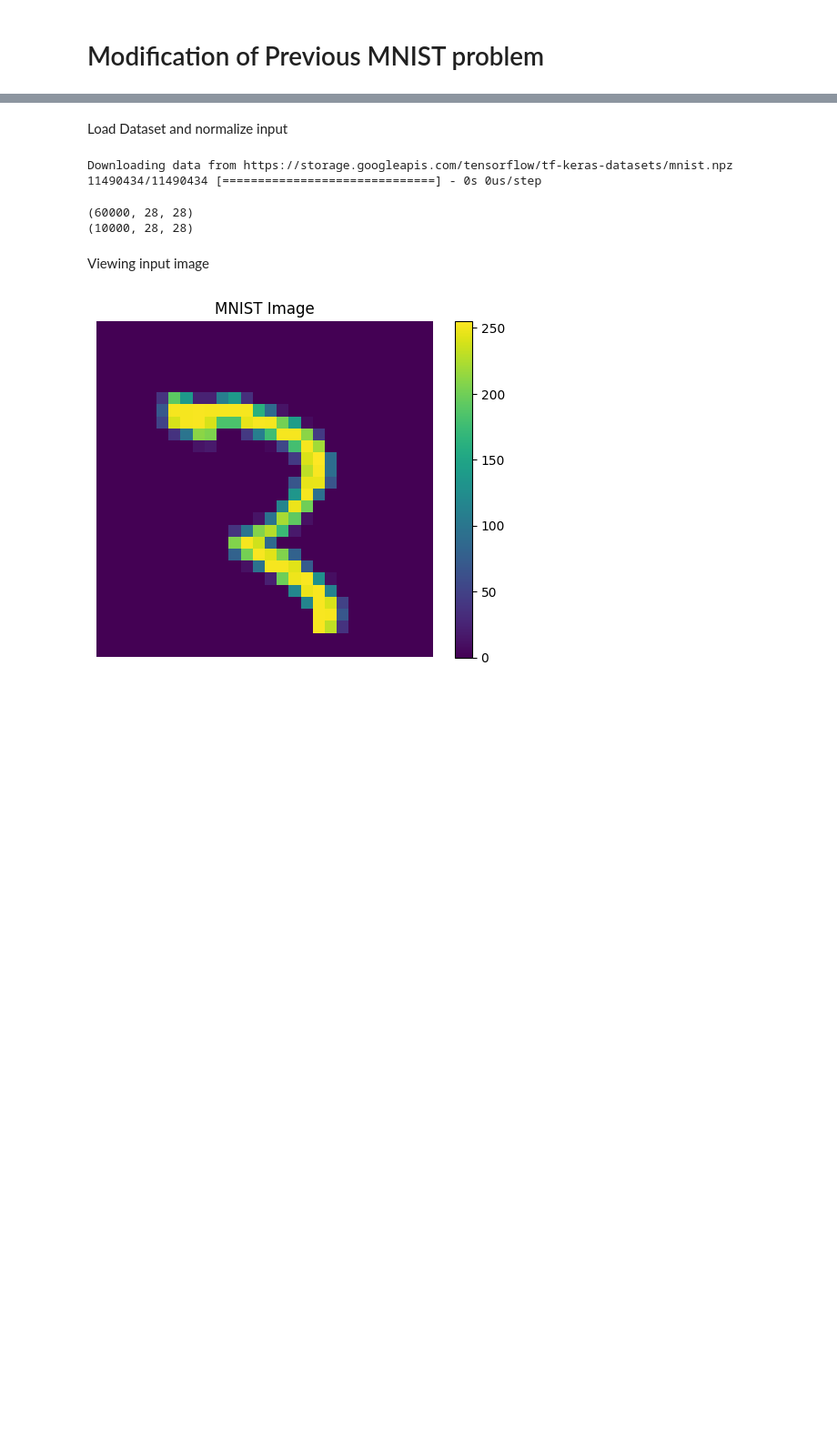
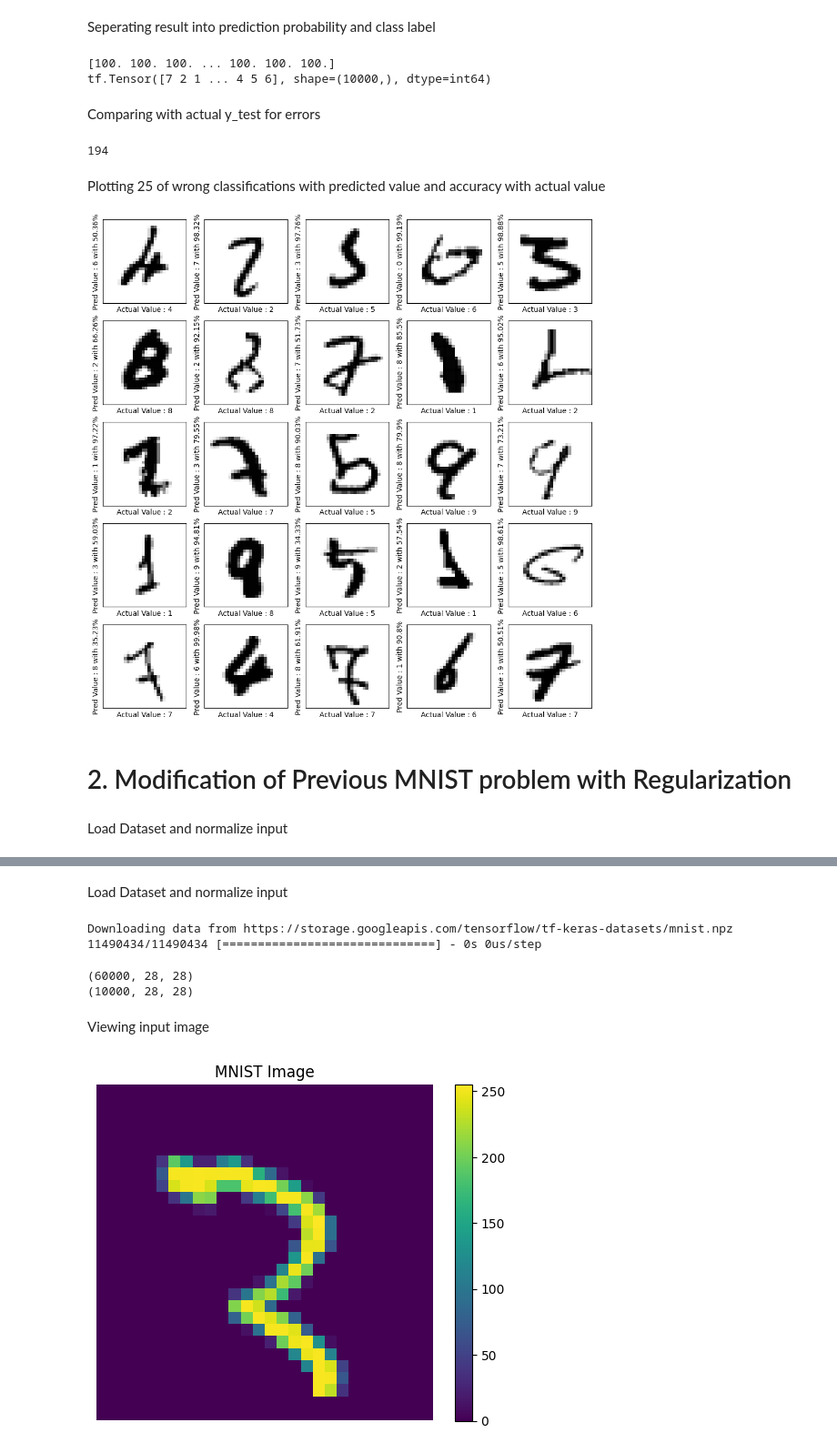
Before and after one commit to srumangala/Deep_learning, a Jupyter notebook: MNIST3.ipynb, the cells around one changed output, grey strips where cells are left out. Shown at 91% size. Saved outputs shown, nothing was run; the diff lists cells and outputs as text; code cells hidden in the pictures; blank space fills up the shorter version.

```diff
--- a/MNIST3.ipynb
+++ b/MNIST3.ipynb
@@ -2,0 +166,12 @@
+# %%
+plt.figure(figsize=(10,10))
+for i in range(25):
+    plt.subplot(5,5,i+1)  # 5 rows, 5 columns, i+1th plot
+    plt.xticks([]) # remove tick marks
+    plt.yticks([])
+    plt.grid(False) # removes grid lines
+    plt.imshow(x_test[i], cmap=plt.cm.binary)
+    plt.xlabel('Actual Value : '+class_names[y_test[i]])
+    plt.ylabel('Predicted Value : '+class_names[(tf.argmax(x_predict[i]).numpy())])
+    plt.tight_layout() # to make everything look good
+plt.show()
@@ -3,2 +180,36 @@
+# %% [markdown]
+Seperating result into prediction probability and class label
+# %%
+y_predict_class_value = np.round(tf.squeeze(tf.math.reduce_max(x_predict, axis=1)).numpy()*100,2) # capturing only the max values and rounding them, reducing dimensions
+print(y_predict_class_value) # value of maximum probability
+y_predict_class_label=tf.argmax(x_predict,axis=1) # capturing max argument so that class prediction is obtained
+print(y_predict_class_label) # predicted class
+# %% [output]
+[100. 100. 100. ... 100. 100. 100.]
+tf.Tensor([7 2 1 ... 4 5 6], shape=(10000,), dtype=int64)
+# %% [markdown]
+Comparing with actual y_test for errors
+# %%
+incorrect_indices= tf.squeeze(tf.where(tf.not_equal(y_predict_class_label, y_test))).numpy() # capturing the incorrect indices by checking equality
+print(len(incorrect_indices)) # these many wrong classifications
+# %% [output]
+194
+# %% [markdown]
+Plotting 25 of wrong classifications with predicted value and accuracy with actual value
+# %%
+plt.figure(figsize=(10,10))
+for i in range(25):
+    plt.subplot(5,5,i+1)  # 5 rows, 5 columns, i+1th plot
+    plt.xticks([]) # remove tick marks
+    plt.yticks([])
+    plt.grid(False) # removes grid lines
+    plt.imshow(x_test[incorrect_indices[i]], cmap=plt.cm.binary) # black and white
+    plt.xlabel('Actual Value : '+class_names[y_test[incorrect_indices[i]]])
+    plt.ylabel('Pred Value : '+str(class_names[(tf.argmax(x_predict[incorrect_indices[i]]).numpy())])+' with '+ str(y_predict_class_value[incorrect_indices[i]])+'%')
+    #plt.title('Prediction accuracy'+str(y_predict_class_value[incorrect_indices[i]].numpy()*100))
+    plt.tight_layout()
+plt.show()
+# %% [output]
+[figure, added]
 # %% [markdown]
-# Modification of Previous MNIST problem
+# 2. Modification of Previous MNIST problem with Regularization
@@ -4,0 +221,2 @@
+# %% [markdown]
+Load Dataset and normalize input
```
Also changed, not shown: parts of 54 cells of this notebook.
